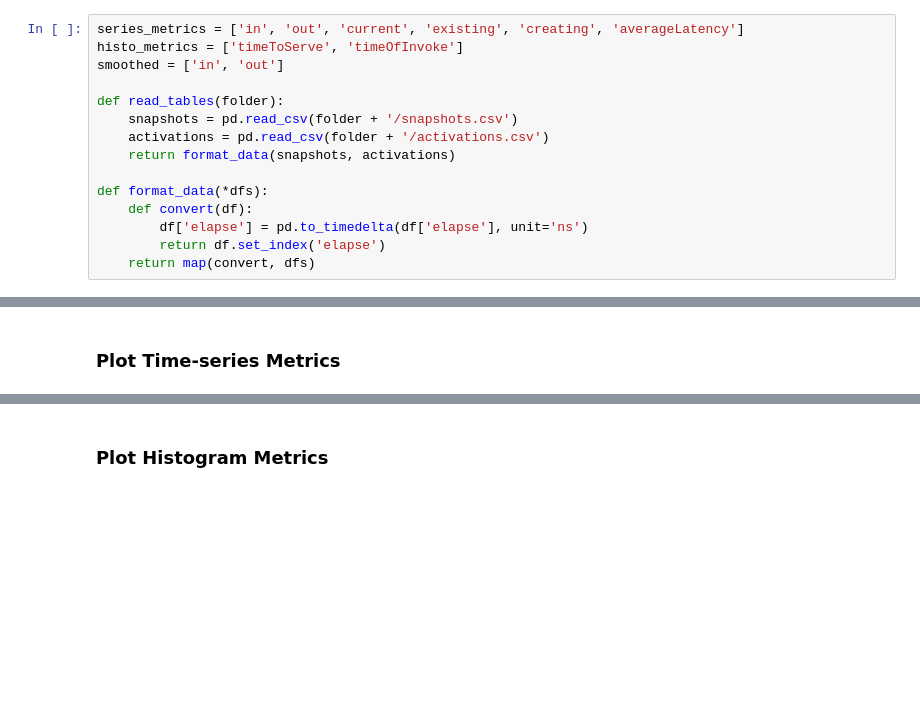
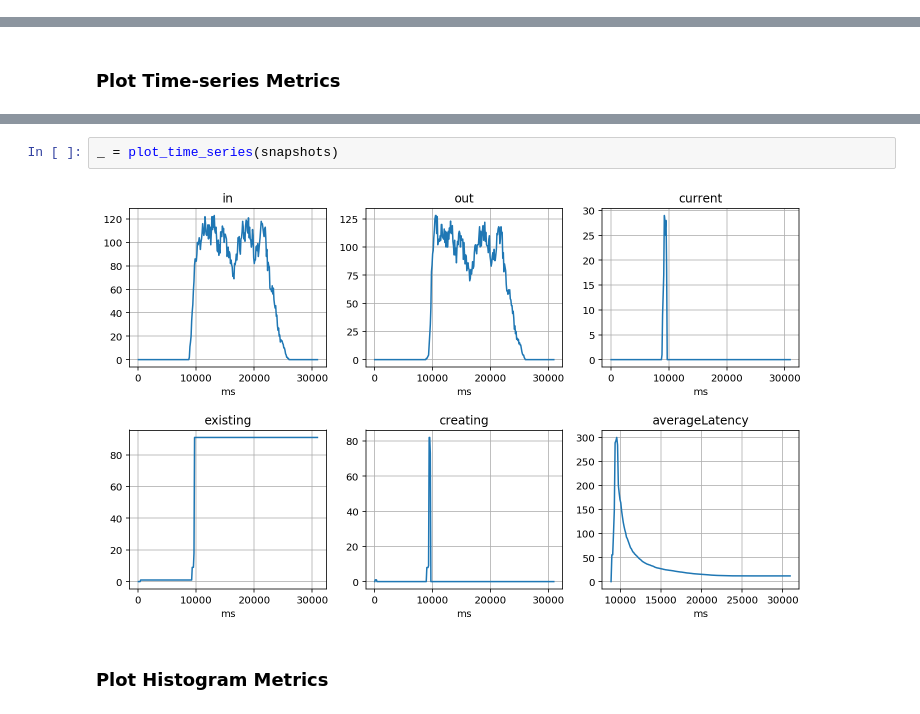
Before and after one commit to AprliRainkun/queue-simulator, a Jupyter notebook: log-visualizer/visualizer.ipynb, the cells around one changed output, grey strips where cells are left out. Cells and saved outputs as stored; diff of their text form; blank space fills up the shorter version.

Commit message:
move plot script to a separate file

```diff
--- a/log-visualizer/visualizer.ipynb
+++ b/log-visualizer/visualizer.ipynb
@@ -7,15 +0,0 @@ import matplotlib.pyplot as plt
-# %%
-series_metrics = ['in', 'out', 'current', 'existing', 'creating', 'averageLatency']
-histo_metrics = ['timeToServe', 'timeOfInvoke']
-smoothed = ['in', 'out']
-
-def read_tables(folder):
-    snapshots = pd.read_csv(folder + '/snapshots.csv')
-    activations = pd.read_csv(folder + '/activations.csv')
-    return format_data(snapshots, activations)
-
-def format_data(*dfs):
-    def convert(df):
-        df['elapse'] = pd.to_timedelta(df['elapse'], unit='ns')
-        return df.set_index('elapse')
-    return map(convert, dfs)
@@ -44,2 +14,6 @@ plt.show()
+# %%
+_ = plot_time_series(snapshots)
+# %% [output]
+[figure, added]
 # %% [markdown]
 ### Plot Histogram Metrics
```
Also changed, not shown: parts of 5 cells of this notebook, 2 other files.
